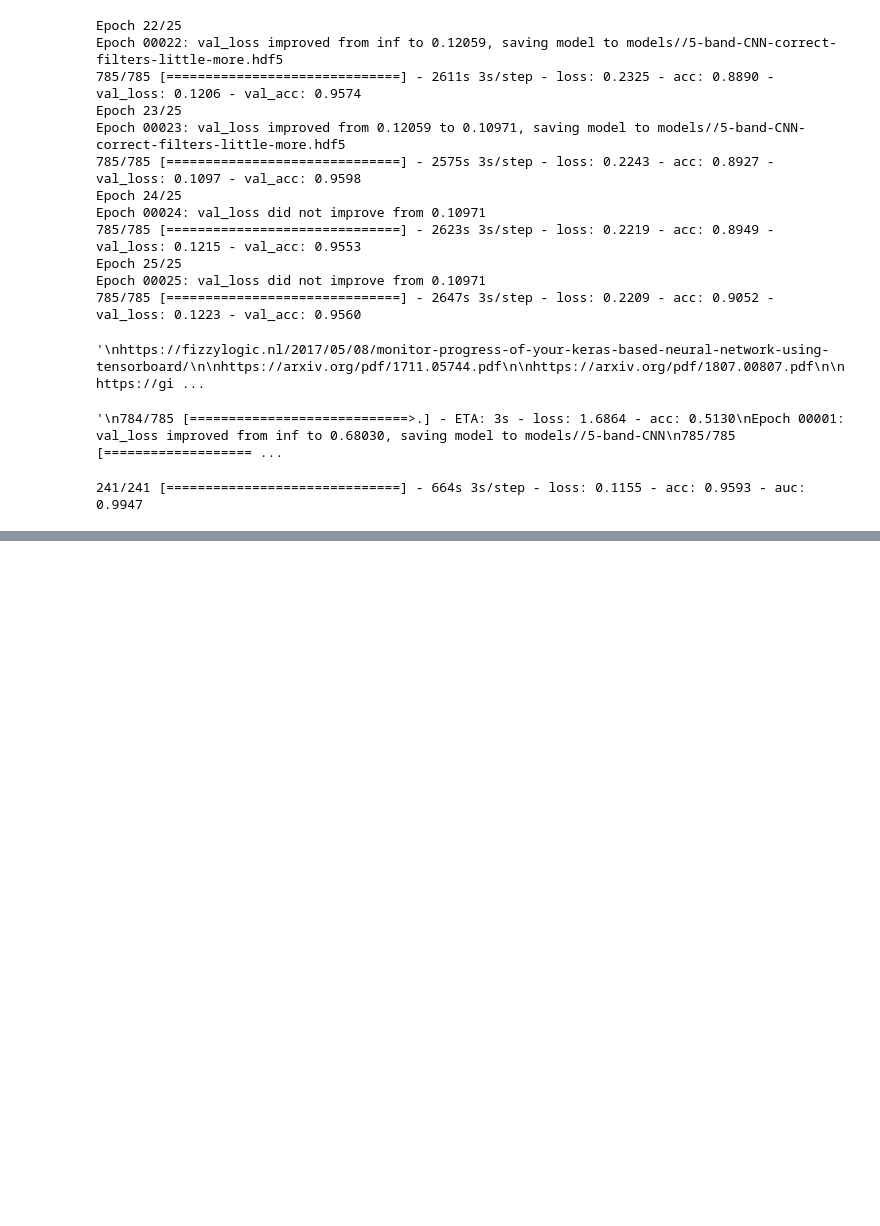
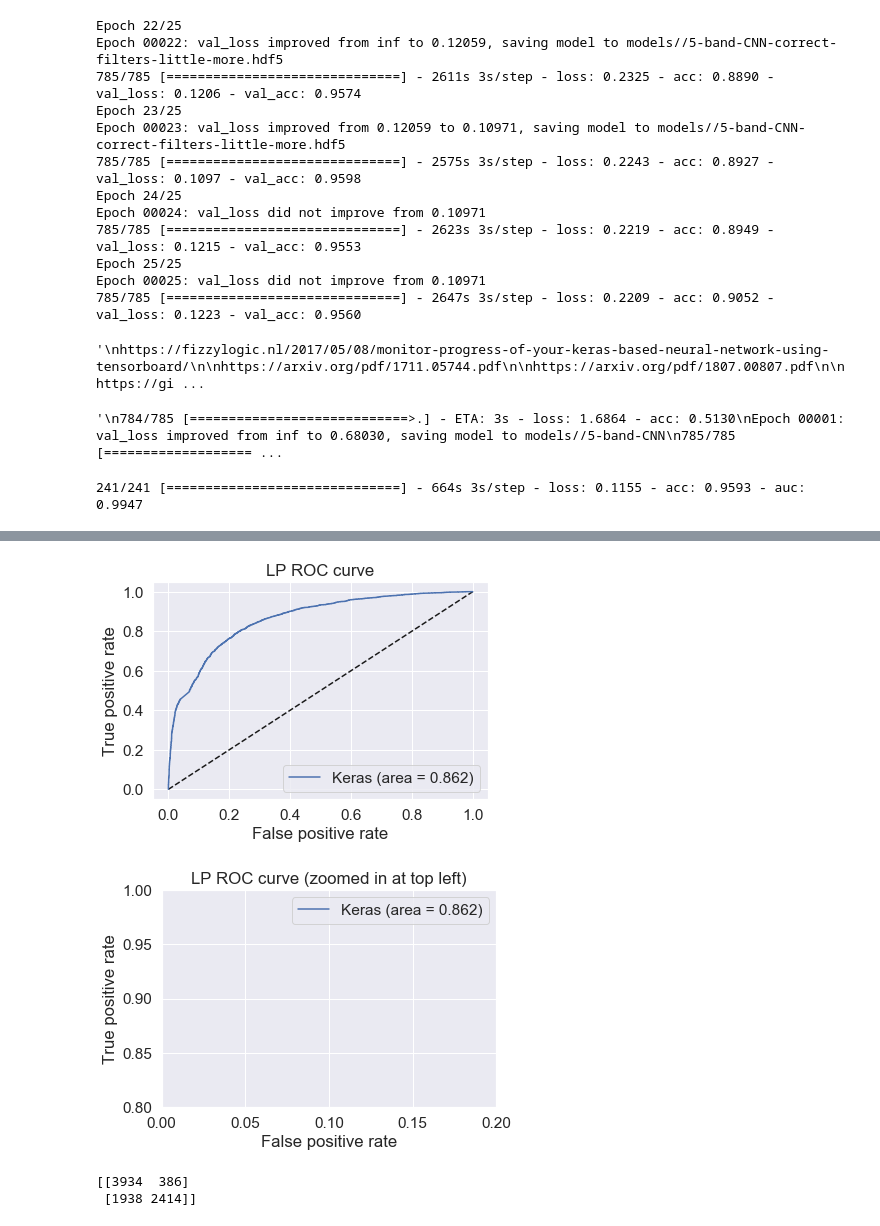
Before and after one commit to awe2/GZ2_project, a Jupyter notebook: 5-band_GZ2_CNN_HP_Khan_Dataset.ipynb, the cells around one changed output, grey strips where cells are left out. Cells and saved outputs as stored; diff of their text form; code cells hidden in the pictures; blank space fills up the shorter version.

```diff
--- a/5-band_GZ2_CNN_HP_Khan_Dataset.ipynb
+++ b/5-band_GZ2_CNN_HP_Khan_Dataset.ipynb
@@ -299,7 +424,7 @@ def create_model(learning_rate=learning_rate):
     model.add(keras.layers.Dense(units=1,activation=tf.nn.sigmoid)) #tf.nn.softmax for categorical, sigmoid for binary
 
     adam = keras.optimizers.Adam(lr=learning_rate)
-    model.compile(optimizer=adam, loss='binary_crossentropy',metrics=['accuracy',auc])
+    model.compile(optimizer=adam, loss='binary_crossentropy',metrics=['accuracy',auc,'FalsePositives','TruePositives','FalseNegatives','TrueNegatives'])
     return(model)
 # %%
 keras.backend.clear_session()
@@ -308,6 +444,7 @@ model = create_model(learning_rate = learning_rate)
 steps_to_take = int(len(train_list)/batch_size)
 val_steps_to_take = int(len(val_list)/batch_size)
 test_steps_to_take = int(len(test_list)/batch_size)
+LP_test_steps_to_take = int(len(LP_data_list)/batch_size)
                 #typically be equal to the number of unique samples if your dataset
                 #divided by the batch size.
 
@@ -486,0 +628,13 @@ print(type(hist2))
+# %%
+from keras.wrappers.scikit_learn import KerasClassifier
+#test on LP inputs.
+model.load_weights("models//5-band-CNN-correct-filters-little-more.hdf5")
+#need to load in the LP inputs.
+y_pred_keras = model.predict_generator(generator=LP_test_generator,
+                    steps=LP_test_steps_to_take,
+                    verbose=1)
+# %%
+IDs = LP_test_generator.list_IDs
+y_true = []
+for i in range(len(IDs)):
+    y_true.append(LP_test_generator.labels[IDs[i]])
@@ -486,0 +661,38 @@ print(type(hist2))
+# %%
+from sklearn.metrics import roc_curve
+fpr_keras, tpr_keras, thresholds_keras = roc_curve(y_true[0:8672], y_pred_keras)
+
+from sklearn.metrics import auc
+auc_keras = auc(fpr_keras, tpr_keras)
+
+plt.figure(1)
+plt.plot([0, 1], [0, 1], 'k--')
+plt.plot(fpr_keras, tpr_keras, label='Keras (area = {:.3f})'.format(auc_keras))
+plt.xlabel('False positive rate')
+plt.ylabel('True positive rate')
+plt.title('LP ROC curve')
+plt.legend(loc='best')
+plt.show()
+# Zoom in view of the upper left corner.
+plt.figure(2)
+plt.xlim(0, 0.2)
+plt.ylim(0.8, 1)
+plt.plot([0, 1], [0, 1], 'k--')
+plt.plot(fpr_keras, tpr_keras, label='Keras (area = {:.3f})'.format(auc_keras))
+plt.xlabel('False positive rate')
+plt.ylabel('True positive rate')
+plt.title('LP ROC curve (zoomed in at top left)')
+plt.legend(loc='best')
+plt.show()
+# %% [output]
+[figure, added]
+[figure, added]
+# %%
+from sklearn.metrics import confusion_matrix
+y_pred_keras_test = y_pred_keras
+y_pred_keras_test = np.round(y_pred_keras_test)
+cm_out = confusion_matrix(y_true[0:8672], y_pred_keras_test)
+print(cm_out)
+# %% [output]
+[[3934  386]
+ [1938 2414]]
```
Also changed, not shown: parts of 22 cells of this notebook.
